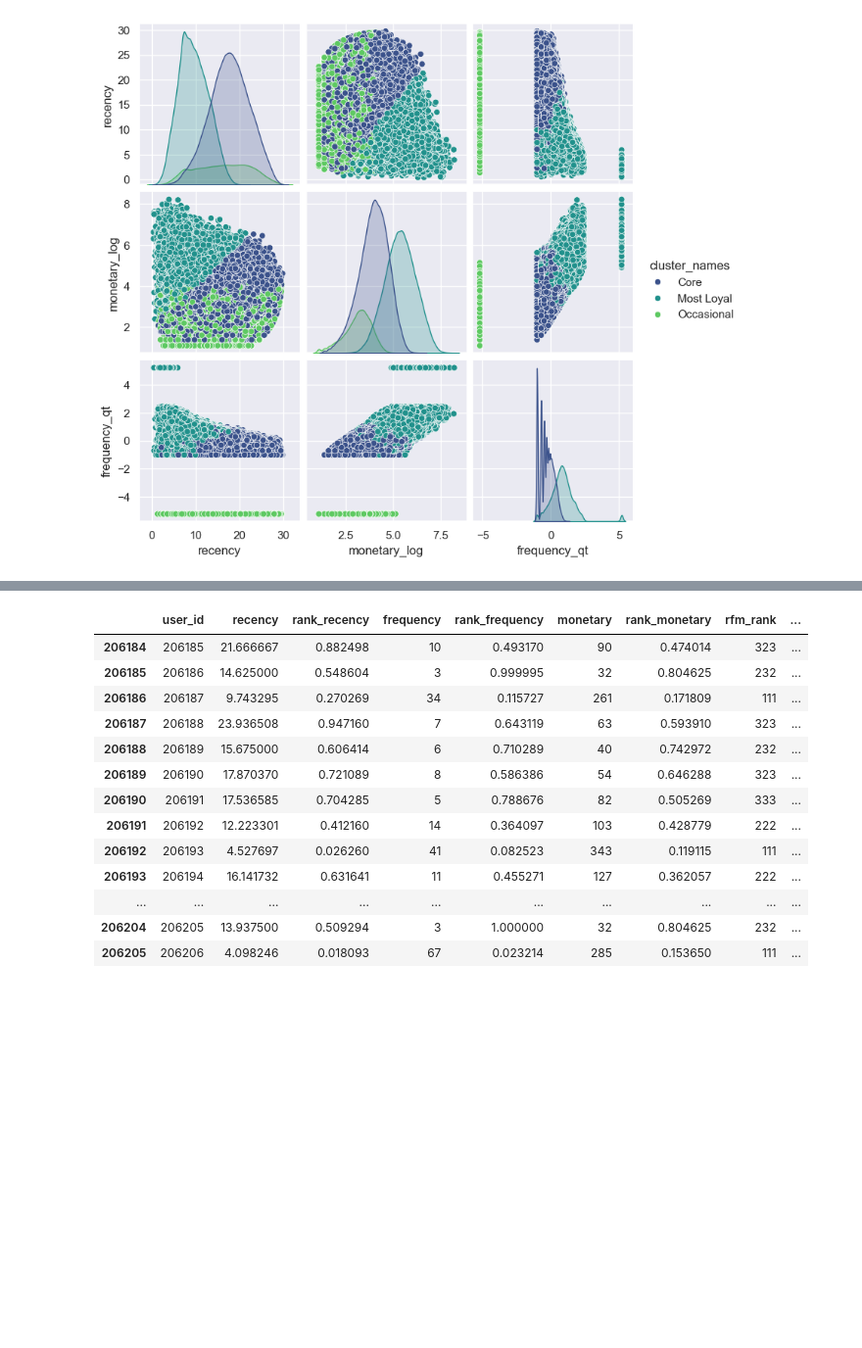
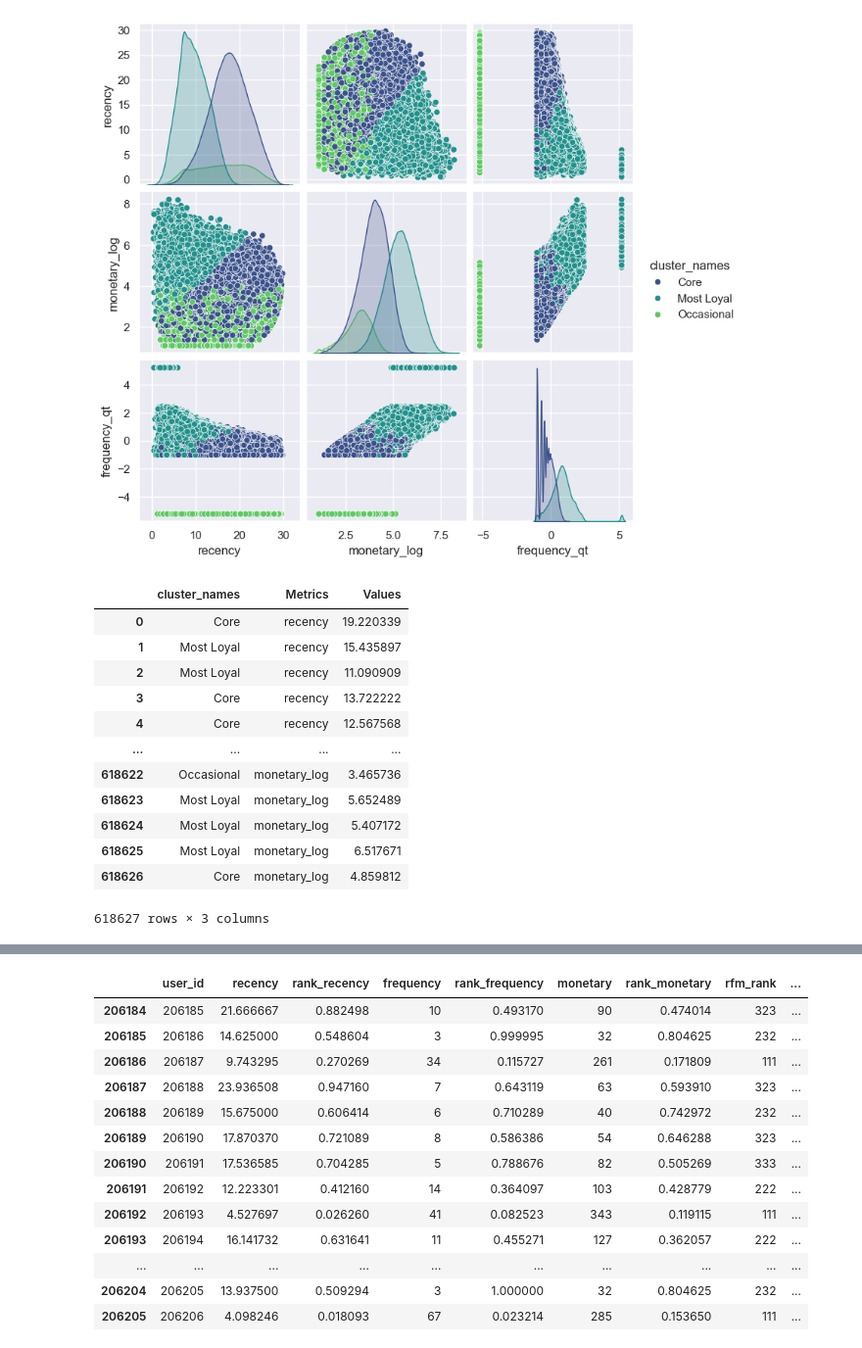
Before and after one commit to lmgaines30/Instacart_Customer_Basket_Analysis, a Jupyter notebook: notebooks/03_Instacart_customer_segmentation.ipynb, the cells around one changed output, grey strips where cells are left out. Shown at 98% size. Cells and saved outputs as stored; diff of their text form; code cells hidden in the pictures; blank space fills up the shorter version.

```diff
--- a/notebooks/03_Instacart_customer_segmentation.ipynb
+++ b/notebooks/03_Instacart_customer_segmentation.ipynb
@@ -559,3 +559,21 @@ sns.pairplot(data=RFM_scaled.drop(columns=['cluster']), hue='cluster_names', pal
 plt.savefig('../visualizations/RFM_clusters_pairplot.svg', format='svg')
 # %% [output]
 [figure]
+# %%
+#Melt the data to long format to create a snake plot with the RFM_scaled dataframe by cluster name
+RFM_melted = RFM_scaled.melt(id_vars=['cluster_names'], value_vars=['recency', 'frequency_qt', 'monetary_log'], var_name='Metrics', value_name='Values')
+RFM_melted
+# %% [output]
+|  | cluster_names | Metrics | Values |
+| 0 | Core | recency | 19.220339 |
+| 1 | Most Loyal | recency | 15.435897 |
+| 2 | Most Loyal | recency | 11.090909 |
+| 3 | Core | recency | 13.722222 |
+| 4 | Core | recency | 12.567568 |
+| ... | ... | ... | ... |
+| 618622 | Occasional | monetary_log | 3.465736 |
+| 618623 | Most Loyal | monetary_log | 5.652489 |
+| 618624 | Most Loyal | monetary_log | 5.407172 |
+| 618625 | Most Loyal | monetary_log | 6.517671 |
+| 618626 | Core | monetary_log | 4.859812 |
+618627 rows × 3 columns
```
Also changed, not shown: parts of 2 cells of this notebook.
